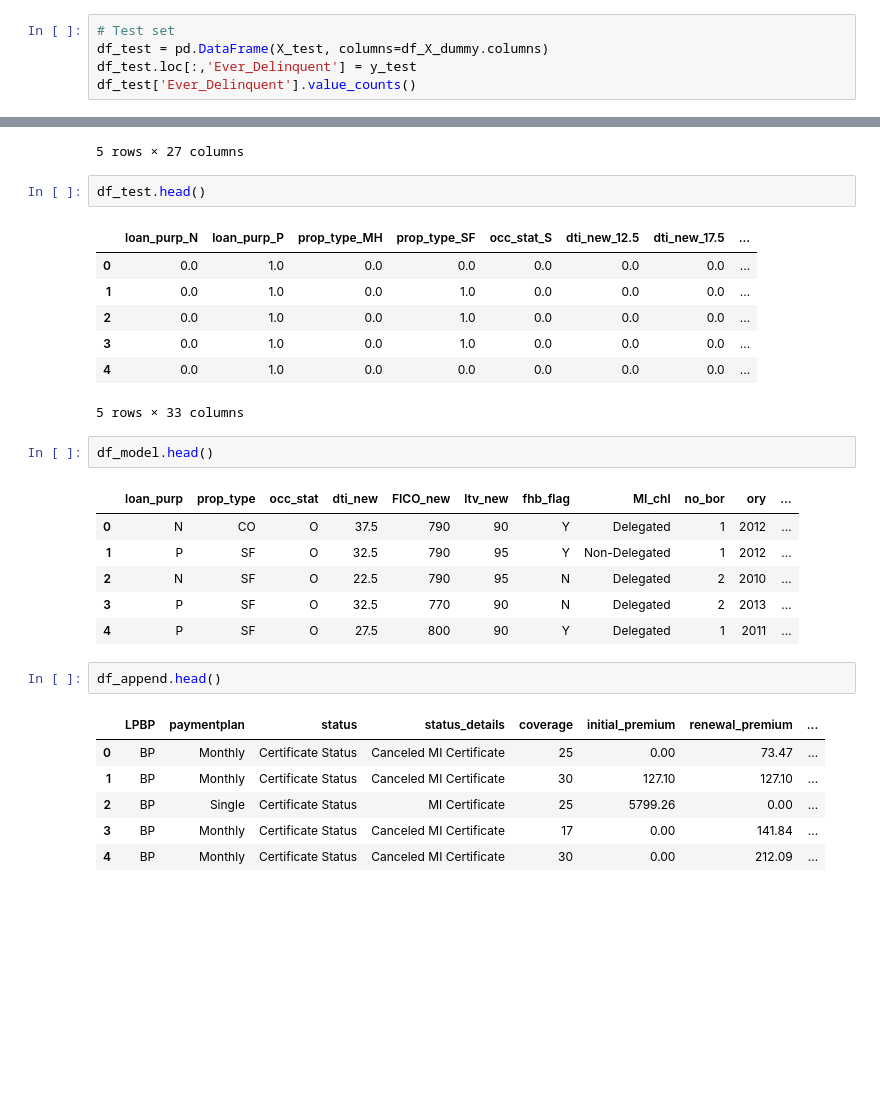
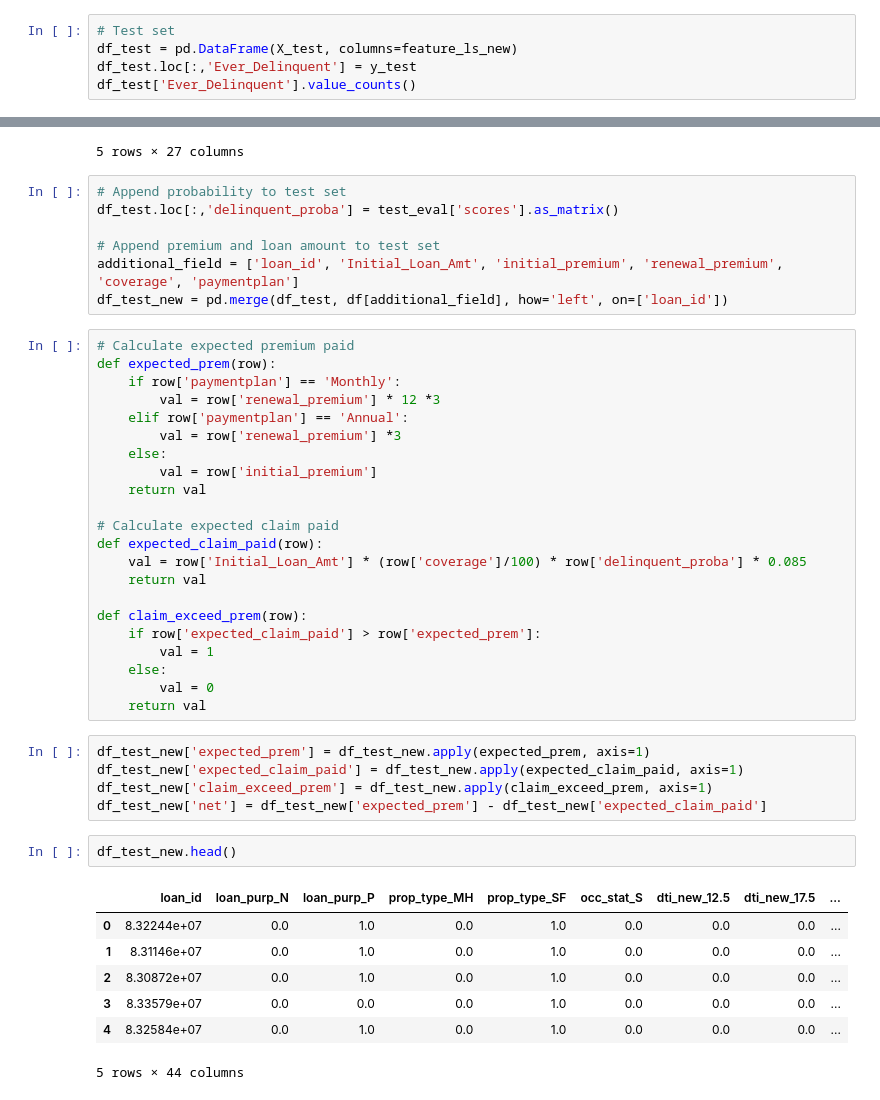
Before and after one commit to liuwanfei/Capstone-Projects, a Jupyter notebook: Loan Default Classification - Code Review V1.ipynb, the cells around one changed output, grey strips where cells are left out. Drawn from its saved outputs; the diff is of its cells as text; blank space fills up the shorter version.

```diff
--- a/Loan Default Classification - Code Review V1.ipynb
+++ b/Loan Default Classification - Code Review V1.ipynb
@@ -589,6 +607,6 @@ ICD.display(percent_format(agg_column(df, 'Ever_Delinquent'), 1))
 # %%
 # Test set
-df_test = pd.DataFrame(X_test, columns=df_X_dummy.columns)
+df_test = pd.DataFrame(X_test, columns=feature_ls_new)
 df_test.loc[:,'Ever_Delinquent'] = y_test
 df_test['Ever_Delinquent'].value_counts()
 # %% [output]
@@ -651,31 +730,47 @@ df.head()
 | 3 | 8092150 | 2010 | 340425 | P | SF | 0 | R | O | 22.5 | 730 | ... |
 | 4 | 8092152 | 2010 | 270750 | P | SF | 0 | R | O | 32.5 | 730 | ... |
 5 rows × 27 columns
+# %%
+# Append probability to test set
+df_test.loc[:,'delinquent_proba'] = test_eval['scores'].as_matrix()
+
+# Append premium and loan amount to test set
+additional_field = ['loan_id', 'Initial_Loan_Amt', 'initial_premium', 'renewal_premium', 'coverage', 'paymentplan']
+df_test_new = pd.merge(df_test, df[additional_field], how='left', on=['loan_id'])
+# %%
+# Calculate expected premium paid
+def expected_prem(row):
+    if row['paymentplan'] == 'Monthly':
+        val = row['renewal_premium'] * 12 *3
+    elif row['paymentplan'] == 'Annual':
+        val = row['renewal_premium'] *3
+    else:
+        val = row['initial_premium']
+    return val
+
+# Calculate expected claim paid
+def expected_claim_paid(row):
+    val = row['Initial_Loan_Amt'] * (row['coverage']/100) * row['delinquent_proba'] * 0.085
+    return val
+
+def claim_exceed_prem(row):
+    if row['expected_claim_paid'] > row['expected_prem']:
+        val = 1
+    else:
+        val = 0
+    return val
+# %%
+df_test_new['expected_prem'] = df_test_new.apply(expected_prem, axis=1)
+df_test_new['expected_claim_paid'] = df_test_new.apply(expected_claim_paid, axis=1)
+df_test_new['claim_exceed_prem'] = df_test_new.apply(claim_exceed_prem, axis=1)
+df_test_new['net'] = df_test_new['expected_prem'] - df_test_new['expected_claim_paid']
 # %%
-df_test.head()
+df_test_new.head()
 # %% [output]
-|  | loan_purp_N | loan_purp_P | prop_type_MH | prop_type_SF | occ_stat_S | dti_new_12.5 | dti_new_17.5 | ... |
-| 0 | 0.0 | 1.0 | 0.0 | 0.0 | 0.0 | 0.0 | 0.0 | ... |
-| 1 | 0.0 | 1.0 | 0.0 | 1.0 | 0.0 | 0.0 | 0.0 | ... |
-| 2 | 0.0 | 1.0 | 0.0 | 1.0 | 0.0 | 0.0 | 0.0 | ... |
-| 3 | 0.0 | 1.0 | 0.0 | 1.0 | 0.0 | 0.0 | 0.0 | ... |
-| 4 | 0.0 | 1.0 | 0.0 | 0.0 | 0.0 | 0.0 | 0.0 | ... |
+|  | loan_id | loan_purp_N | loan_purp_P | prop_type_MH | prop_type_SF | occ_stat_S | dti_new_12.5 | dti_new_17.5 | ... |
+| 0 | 8.32244e+07 | 0.0 | 1.0 | 0.0 | 1.0 | 0.0 | 0.0 | 0.0 | ... |
+| 1 | 8.31146e+07 | 0.0 | 1.0 | 0.0 | 1.0 | 0.0 | 0.0 | 0.0 | ... |
+| 2 | 8.30872e+07 | 0.0 | 1.0 | 0.0 | 1.0 | 0.0 | 0.0 | 0.0 | ... |
+| 3 | 8.33579e+07 | 0.0 | 0.0 | 0.0 | 1.0 | 0.0 | 0.0 | 0.0 | ... |
+| 4 | 8.32584e+07 | 0.0 | 1.0 | 0.0 | 1.0 | 0.0 | 0.0 | 0.0 | ... |
-5 rows × 33 columns
+5 rows × 44 columns
-# %%
-df_model.head()
-# %% [output]
-|  | loan_purp | prop_type | occ_stat | dti_new | FICO_new | ltv_new | fhb_flag | MI_chl | no_bor | ory | ... |
-| 0 | N | CO | O | 37.5 | 790 | 90 | Y | Delegated | 1 | 2012 | ... |
-| 1 | P | SF | O | 32.5 | 790 | 95 | Y | Non-Delegated | 1 | 2012 | ... |
-| 2 | N | SF | O | 22.5 | 790 | 95 | N | Delegated | 2 | 2010 | ... |
-| 3 | P | SF | O | 32.5 | 770 | 90 | N | Delegated | 2 | 2013 | ... |
-| 4 | P | SF | O | 27.5 | 800 | 90 | Y | Delegated | 1 | 2011 | ... |
-# %%
-df_append.head()
-# %% [output]
-|  | LPBP | paymentplan | status | status_details | coverage | initial_premium | renewal_premium | ... |
-| 0 | BP | Monthly | Certificate Status | Canceled MI Certificate | 25 | 0.00 | 73.47 | ... |
-| 1 | BP | Monthly | Certificate Status | Canceled MI Certificate | 30 | 127.10 | 127.10 | ... |
-| 2 | BP | Single | Certificate Status | MI Certificate | 25 | 5799.26 | 0.00 | ... |
-| 3 | BP | Monthly | Certificate Status | Canceled MI Certificate | 17 | 0.00 | 141.84 | ... |
-| 4 | BP | Monthly | Certificate Status | Canceled MI Certificate | 30 | 0.00 | 212.09 | ... |
```
Also changed, not shown: parts of 44 cells of this notebook.
